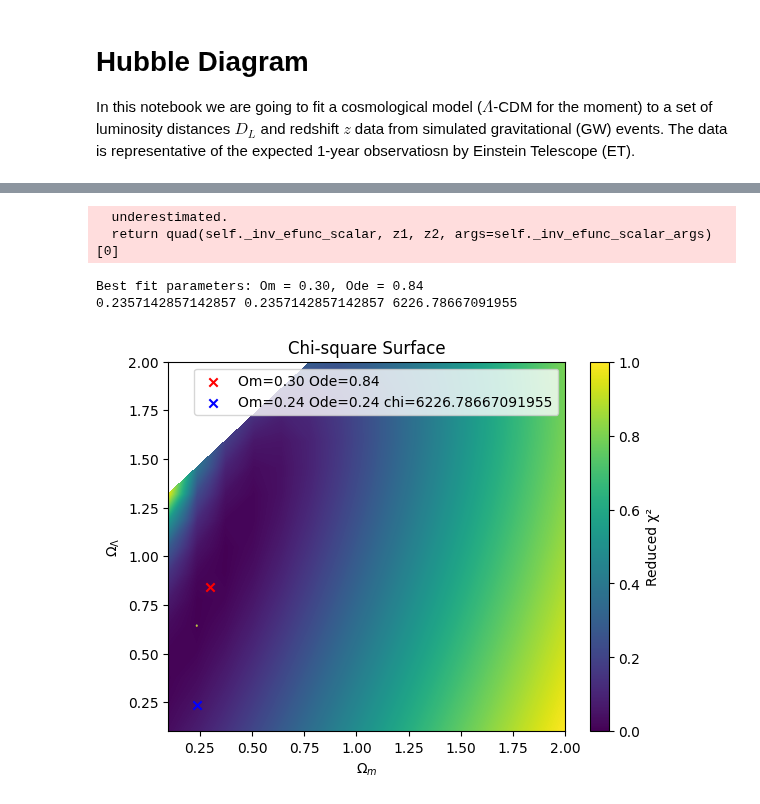
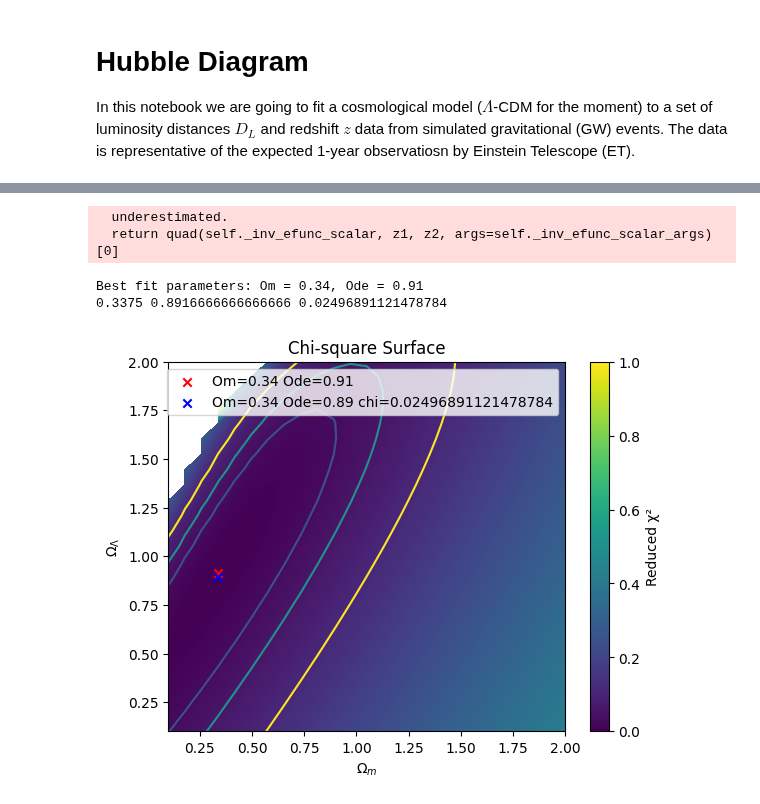
Before and after one commit to joanalnu/OAB-INAF, a Jupyter notebook: GW/hubble-diagram.ipynb, the cells around one changed output, grey strips where cells are left out. Saved outputs shown, nothing was run; the diff lists cells and outputs as text; code cells hidden in the pictures.

```diff
--- a/GW/hubble-diagram.ipynb
+++ b/GW/hubble-diagram.ipynb
@@ -19,4 +20,5 @@ sorted_indices = np.argsort(z_unsorted)
 # Apply the sorting to both arrays
 z = z_unsorted[sorted_indices]
 dl = dl_unsorted[sorted_indices]
+dl_err = 0.05*dl # 5% of actual value
 # %%
@@ -42,31 +36,35 @@ plt.yscale('log')
-# %%
-# Parameter ranges
-Om = np.linspace(0.1, 2.0, 15)
-Ode = np.linspace(0.1, 2.0, 15)
-
-# Calculate chi-square surface
-chi_surface = np.zeros([len(Om), len(Ode)])
-mask = np.zeros([len(Om), len(Ode)])
-a = np.zeros([len(Om), len(Ode)])
-b = np.zeros([len(Om), len(Ode)])
 # %%
+# Parameter ranges
+Om = np.linspace(0.1, 2.0, 25)
+Ode = np.linspace(0.1, 2.0, 25)
+
+# Calculate chi-square surface
+chi_surface = np.zeros([len(Om), len(Ode)])
+mask = np.zeros([len(Om), len(Ode)])
+
+factor = 1
+extra = np.log10(factor)
+total_err = dl_err + extra
+
 def model(x, a, b):
     cosmo = LambdaCDM(H0=70, Om0=a, Ode0=b)
     return cosmo.luminosity_distance(x).value
 
-popt, pcov = curve_fit(model, z, dl, p0=[1.0, 1.0], bounds=([0.0, 0.0], [2.0, 2.0]))
+popt, pcov = curve_fit(model, z, dl, p0=[1.0, 1.0], bounds=([0.0, 0.0], [2.0, 2.0]), sigma=total_err)
 Om_fit, Ode_fit = popt
 
 for i in range(len(Om)):
     for j in range(len(Ode)):
         cosmo = LambdaCDM(H0=70, Om0=Om[i], Ode0=Ode[j])
+        model = cosmo.luminosity_distance(z).value
+        if np.isnan(model).any():
+            mask[i,j] = True
+            chi_surface[i,j] = 1e4
+            continue
+
         residuals = dl - cosmo.luminosity_distance(z).value
         dof = len(z)-2
-        chi_surface[i,j] = np.sum(residuals**2)/dof
-
-        if Ode[j] > Om[i]+1.25:
-            mask[i,j] = True
-
+        chi_surface[i,j] = np.sum((residuals/total_err)**2)/dof
 
 
 masked_chi_surface = np.ma.array(chi_surface, mask=mask)
@@ -76,26 +74,26 @@ print(f"Best fit parameters: Om = {Om_fit:.2f}, Ode = {Ode_fit:.2f}")
 
 min_chi = np.nanmin(masked_chi_surface)
 Om_id, Ode_id = np.unravel_index(np.nanargmin(masked_chi_surface), masked_chi_surface.shape)
-Om_manual_fit, Ode_manual_fit = Om[Om_id], Ode[Om_id]
+Om_manual_fit, Ode_manual_fit = Om[Om_id], Ode[Ode_id]
 print(Om_manual_fit, Ode_manual_fit, min_chi)
 # %% [output]
   underestimated.
   return quad(self._inv_efunc_scalar, z1, z2, args=self._inv_efunc_scalar_args)[0]
-Best fit parameters: Om = 0.30, Ode = 0.84
-0.2357142857142857 0.2357142857142857 6226.78667091955
+Best fit parameters: Om = 0.34, Ode = 0.91
+0.3375 0.8916666666666666 0.02496891121478784
 # %%
 # Plot contour
 plt.figure()
 plt.contourf(Om, Ode, masked_chi_surface.T, levels=1000)
-plt.contour(Om, Ode, masked_chi_surface.T, levels=[min_chi, min_chi+2.3, min_chi+4.61, min_chi+9.21], linestyles=['solid','dashed','dotted'])
+plt.contour(Om, Ode, masked_chi_surface.T, levels=[min_chi, min_chi+2.3, min_chi+4.61, min_chi+9.21])#, linestyles=['solid','dashed','dotted'])
 plt.scatter(Om_fit, Ode_fit, marker='x', c='r', label=f'Om={Om_fit:.2f} Ode={Ode_fit:.2f}')
 plt.scatter(Om_manual_fit, Ode_manual_fit, marker='x', c='b', label=f'Om={Om_manual_fit:.2f} Ode={Ode_manual_fit:.2f} chi={min_chi}')
 
 plt.xlabel(r'$\Omega_m$')
 plt.ylabel(r'$\Omega_\Lambda$')
 plt.title('Chi-square Surface')
 plt.colorbar(label='Reduced χ²')
 plt.legend()
 plt.show()
 # %% [output]
-[figure, old version]
+[figure, new version]
```
Also changed, not shown: parts of 6 cells of this notebook.
